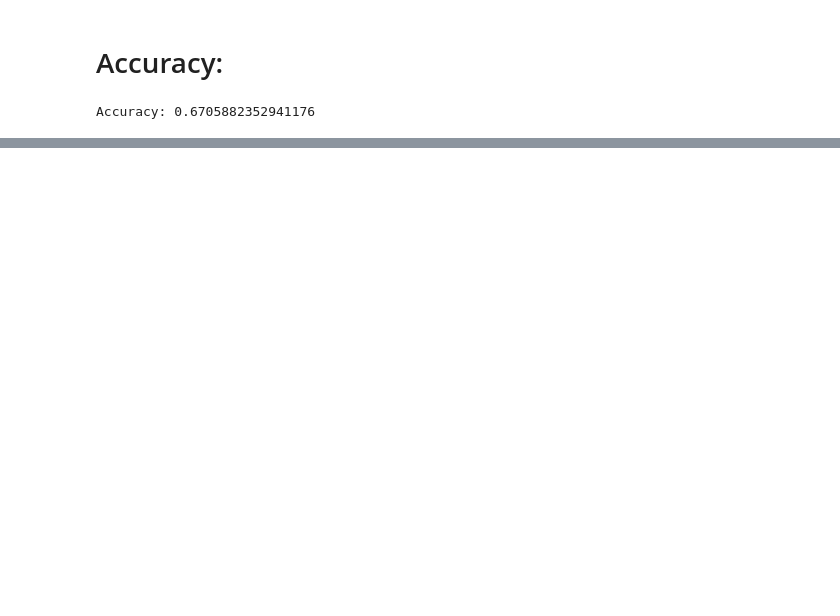
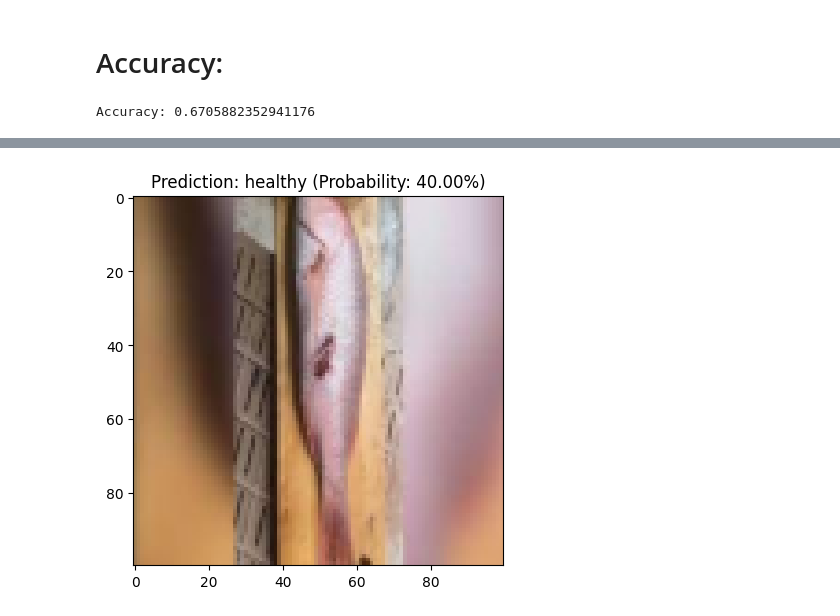
Before and after one commit to EmmelieGren/sick_fishes, a Jupyter notebook: emmelie_knn.ipynb, the cells around one changed output, grey strips where cells are left out. Cells and saved outputs as stored; diff of their text form; code cells hidden in the pictures; blank space fills up the shorter version.

```diff
--- a/emmelie_knn.ipynb
+++ b/emmelie_knn.ipynb
@@ -145,0 +144,27 @@ Accuracy: 0.6705882352941176
+# %%
+
+def preprocess_image(img_path):
+    img = io.imread(img_path)
+    resized_img = transform.resize(img, (100, 100), mode='reflect', anti_aliasing=True)
+    grayscale_img = rgb2gray(resized_img)
+    flattened_img = grayscale_img.flatten()
+
+    flattened_img = np.pad(flattened_img, (0, 30000 - len(flattened_img)))
+
+    return flattened_img, resized_img
+
+def test_image(model, img_path):
+    flattened_img, resized_img = preprocess_image(img_path)
+
+    flattened_img_2d = flattened_img.reshape(1, -1)
+
+    prediction = model.predict([flattened_img])[0]
+    probability = model.predict_proba(flattened_img_2d)[:, 1]
+
+    plt.imshow(resized_img, cmap='gray')
+    plt.title(f"Prediction: {prediction} (Probability: {probability[0]*100:.2f}%)")
+    plt.show()
+# %%
+test_image(knn_model, 'dataset/test_img/sick_fishy_1.jpg')
+# %% [output]
+[figure, added]
```
Also changed, not shown: parts of 12 cells of this notebook, 7 other files.
